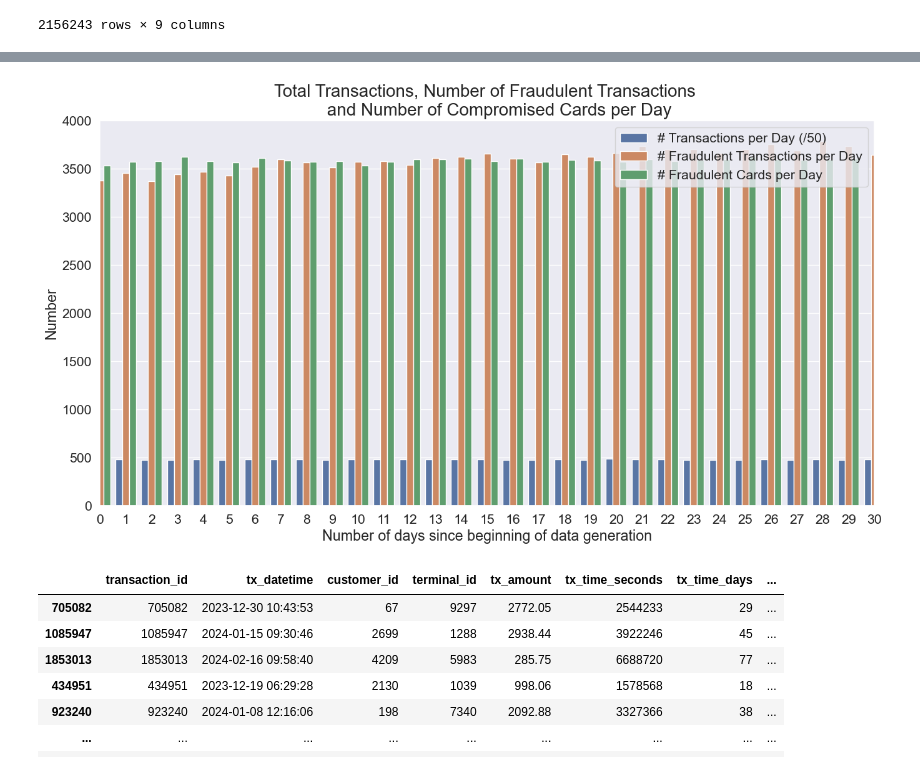
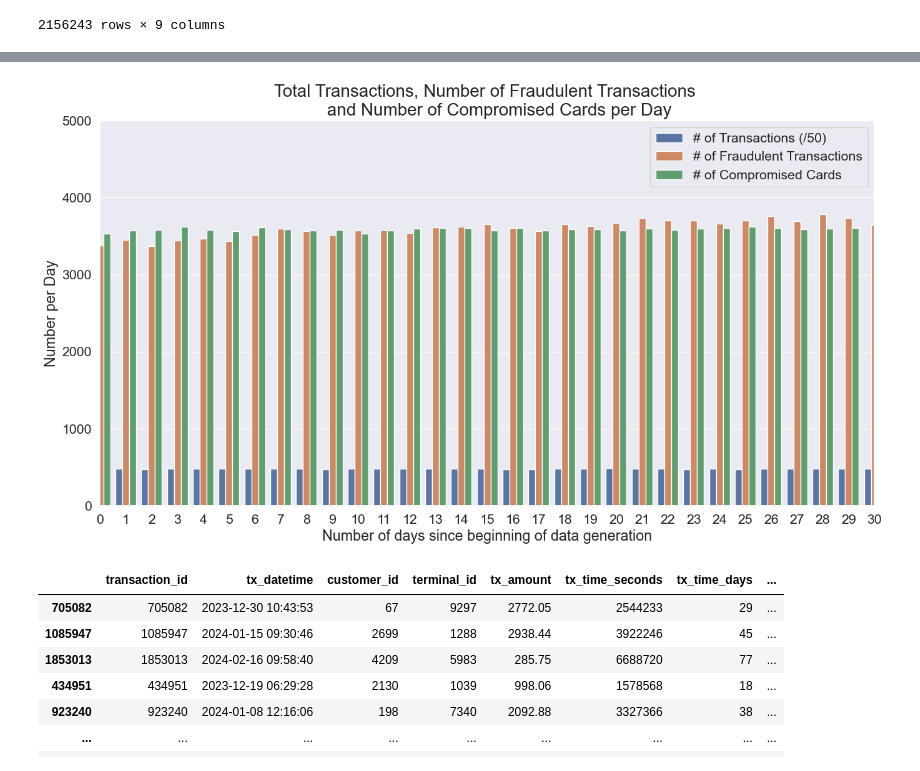
Before and after one commit to Tmiseray/transaction-data-simulator, a Jupyter notebook: Custom TransDataSim.ipynb, the cells around one changed output, grey strips where cells are left out. Cells and saved outputs as stored; diff of their text form; code cells hidden in the pictures.

Commit message:
Adding charts for scale

```diff
--- a/Custom TransDataSim.ipynb
+++ b/Custom TransDataSim.ipynb
@@ -644,0 +689,31 @@ fraud_and_transactions_stats_fig # type: ignore
+# %%
+## Repeating for Plotting Scales
+
+sns.set(style='darkgrid')
+sns.set(font_scale=1.4)
+
+fraud_and_transactions_stats_fig2 = plt.gcf()
+
+fraud_and_transactions_stats_fig2.set_size_inches(16, 8)
+
+sns_plot = sns.lineplot(x="tx_time_days", y="value", data=tx_stats, hue="stat_type",
+                        hue_order=["nb_tx_per_day", "nb_fraud_per_day", "nb_fraudcard_per_day"],
+                        legend=False)
+
+sns_plot.set_title('Total Transactions, Number of Fraudulent Transactions \n \
+    and Number of Compromised Cards per Day', fontsize=20)
+sns_plot.set(xlabel = "Number of days since beginning of data generation",
+            ylabel="Number per Day")
+
+sns_plot.set_xlim([0,30])
+sns_plot.set_ylim([0,5000])
+
+labels_legend = ["# of Transactions (/50)",
+                "# of Fraudulent Transactions",
+                "# of Compromised Cards"]
+
+sns_plot.legend(loc='upper left', labels=labels_legend,
+                bbox_to_anchor=(1.05, 1), fontsize=15)
+
+hands, labs = ax.get_legend_handles_labels()
+plt.legend(handles=hands, labels=labels_legend)
@@ -645,31 +723,33 @@ fraud_and_transactions_stats_fig # type: ignore
 # %%
+## Repeating for Plotting Scales
+
 sns.set(style='darkgrid')
 sns.set(font_scale=1.4)
 
 fig, ax=plt.subplots(figsize=(16, 8))
 sns_plot2 = sns.barplot(x="tx_time_days", y="value", data=tx_stats, hue="stat_type",
                         hue_order=["nb_tx_per_day", "nb_fraud_per_day", "nb_fraudcard_per_day"])
 sns_plot2.set_title('Total Transactions, Number of Fraudulent Transactions \n \
     and Number of Compromised Cards per Day', fontsize=20)
 sns_plot2.set(xlabel = "Number of days since beginning of data generation",
-            ylabel="Number")
+            ylabel="Number per Day")
 
 sns_plot2.set_xlim([0,30])
-sns_plot2.set_ylim([0,4000])
+sns_plot2.set_ylim([0,5000])
 
-labels_legend = ["# Transactions per Day (/50)",
-                "# Fraudulent Transactions per Day",
-                "# Fraudulent Cards per Day"]
+labels_legend = ["# of Transactions (/50)",
+                "# of Fraudulent Transactions",
+                "# of Compromised Cards"]
 
 sns_plot2.legend(loc='upper left', labels=labels_legend,
                 bbox_to_anchor=(1.05, 1), fontsize=15)
 
 hands, labs = ax.get_legend_handles_labels()
 plt.legend(handles=hands, labels=labels_legend)
 
 plt.show()
 # %% [output]
-[figure, old version]
+[figure, new version]
 # %%
 dir_output = "./simulated-data-raw/"
 
```
Also changed, not shown: parts of 7 cells of this notebook.
